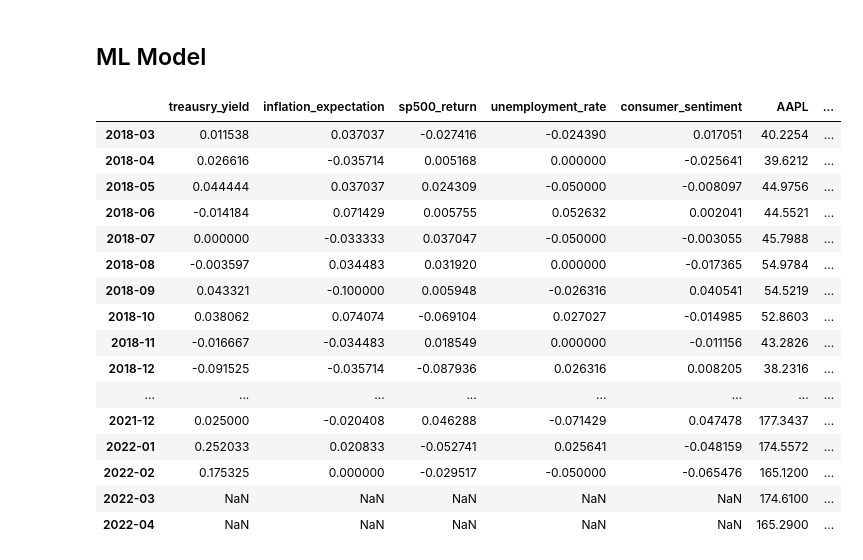
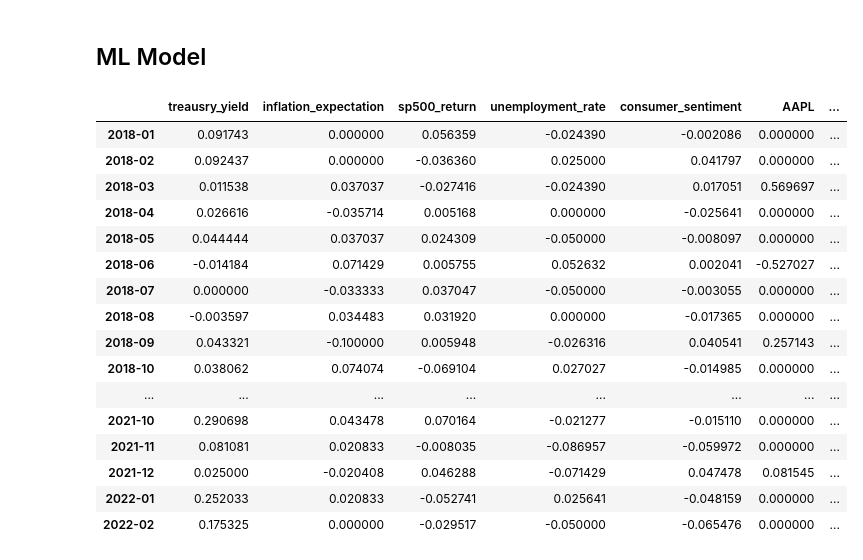
Before and after one commit to evianap/Roboadvisor, a Jupyter notebook: Obtain Stocks.ipynb, the cells around one changed output. Drawn from its saved outputs; the diff is of its cells as text; code cells hidden in the pictures.

```diff
--- a/Obtain Stocks.ipynb
+++ b/Obtain Stocks.ipynb
@@ -119,3 +119,8 @@ date
 2015-04-30  183.1123
 
 [85 rows x 1 columns]
+# %%
+# As we wouldnot want to use the current month S&P returns to predict the current month stock prices, using the previosu month figures
+sp_stocks_df_prev = sp_stocks_df.copy()
+sp_stocks_df_prev = sp_stocks_df_prev.shift(1)
+sp_stocks_df_prev
@@ -365,7 +386,7 @@ inflation_expect
 # %%
 #Convert the S&P 500 into Month and Year format for conatenating with other dataframes
 
-sp_500 = sp_stocks_df.copy()
+sp_500 = sp_stocks_df_prev.copy()
 sp_500 = sp_500.sort_values(by=['date'], ascending=True)
 sp_500['SPY'] = sp_500.pct_change(periods=1)
 sp_500 = sp_500.reset_index()
@@ -470,5 +491,11 @@ stocks_dataframe.dropna(inplace=True)
 stocks_dataframe = stocks_dataframe.reset_index()
 stocks_dataframe['date'] = stocks_dataframe['date'].dt.to_period('M')
 stocks_dataframe.set_index('date', inplace = True)
-stocks_dataframe
+stocks_dataframe.drop('CRM-close', axis=1, inplace=True)
+#stocks_dataframe.drop(stocks_dataframe['CRM-close'], inplace=True)
+# Setup our target.  This identifies if the price went up or down
+stocks_dataframe["AAPL-Target"] = stocks_dataframe["AAPL-close"].rolling(2).apply(lambda x: x.iloc[1] > x.iloc[0])
+stocks_dataframe_prev = stocks_dataframe.copy()
+stocks_dataframe_prev = stocks_dataframe_prev.shift(1)
+stocks_dataframe_prev
 # %% [output]
@@ -522,5 +528,8 @@ EPS_dataframe.dropna(inplace=True)
 EPS_dataframe = EPS_dataframe.reset_index()
 EPS_dataframe['fiscalDateEnding'] = EPS_dataframe['fiscalDateEnding'].dt.to_period('M')
 EPS_dataframe.set_index('fiscalDateEnding', inplace = True)
-EPS_dataframe
+EPS_dataframe_prev = EPS_dataframe.copy()
+EPS_dataframe_prev = EPS_dataframe_prev.drop(columns=['CRM'])
+EPS_dataframe_prev = EPS_dataframe_prev.shift(1)
+EPS_dataframe_prev
 # %% [output]
@@ -545,24 +554,27 @@ EPS_dataframe
 # %% [markdown]
 ## ML Model
 # %%
-ticker = pd.concat([macro_features, stocks_dataframe['AAPL'],EPS_dataframe['AAPL']], axis=1, join='outer')
-ticker.tail(50)
+ticker_df = pd.concat([macro_features,EPS_dataframe_prev['AAPL'], stocks_dataframe['AAPL-Target'],stocks_dataframe_prev['AAPL-close']], axis=1, join='outer')
+ticker_df['AAPL'] = ticker_df['AAPL'].fillna(0)
+ticker_df.dropna(inplace=True)
+
+ticker_df.tail(50)
 # %% [output]
 |  | treausry_yield | inflation_expectation | sp500_return | unemployment_rate | consumer_sentiment | AAPL | ... |
-| 2018-03 | 0.011538 | 0.037037 | -0.027416 | -0.024390 | 0.017051 | 40.2254 | ... |
-| 2018-04 | 0.026616 | -0.035714 | 0.005168 | 0.000000 | -0.025641 | 39.6212 | ... |
-| 2018-05 | 0.044444 | 0.037037 | 0.024309 | -0.050000 | -0.008097 | 44.9756 | ... |
-| 2018-06 | -0.014184 | 0.071429 | 0.005755 | 0.052632 | 0.002041 | 44.5521 | ... |
-| 2018-07 | 0.000000 | -0.033333 | 0.037047 | -0.050000 | -0.003055 | 45.7988 | ... |
-| 2018-08 | -0.003597 | 0.034483 | 0.031920 | 0.000000 | -0.017365 | 54.9784 | ... |
-| 2018-09 | 0.043321 | -0.100000 | 0.005948 | -0.026316 | 0.040541 | 54.5219 | ... |
-| 2018-10 | 0.038062 | 0.074074 | -0.069104 | 0.027027 | -0.014985 | 52.8603 | ... |
-| 2018-11 | -0.016667 | -0.034483 | 0.018549 | 0.000000 | -0.011156 | 43.2826 | ... |
-| 2018-12 | -0.091525 | -0.035714 | -0.087936 | 0.026316 | 0.008205 | 38.2316 | ... |
+| 2018-01 | 0.091743 | 0.000000 | 0.056359 | -0.024390 | -0.002086 | 0.000000 | ... |
+| 2018-02 | 0.092437 | 0.000000 | -0.036360 | 0.025000 | 0.041797 | 0.000000 | ... |
+| 2018-03 | 0.011538 | 0.037037 | -0.027416 | -0.024390 | 0.017051 | 0.569697 | ... |
+| 2018-04 | 0.026616 | -0.035714 | 0.005168 | 0.000000 | -0.025641 | 0.000000 | ... |
+| 2018-05 | 0.044444 | 0.037037 | 0.024309 | -0.050000 | -0.008097 | 0.000000 | ... |
+| 2018-06 | -0.014184 | 0.071429 | 0.005755 | 0.052632 | 0.002041 | -0.527027 | ... |
+| 2018-07 | 0.000000 | -0.033333 | 0.037047 | -0.050000 | -0.003055 | 0.000000 | ... |
+| 2018-08 | -0.003597 | 0.034483 | 0.031920 | 0.000000 | -0.017365 | 0.000000 | ... |
+| 2018-09 | 0.043321 | -0.100000 | 0.005948 | -0.026316 | 0.040541 | 0.257143 | ... |
+| 2018-10 | 0.038062 | 0.074074 | -0.069104 | 0.027027 | -0.014985 | 0.000000 | ... |
 | ... | ... | ... | ... | ... | ... | ... | ... |
-| 2021-12 | 0.025000 | -0.020408 | 0.046288 | -0.071429 | 0.047478 | 177.3437 | ... |
-| 2022-01 | 0.252033 | 0.020833 | -0.052741 | 0.025641 | -0.048159 | 174.5572 | ... |
-| 2022-02 | 0.175325 | 0.000000 | -0.029517 | -0.050000 | -0.065476 | 165.1200 | ... |
-| 2022-03 | NaN | NaN | NaN | NaN | NaN | 174.6100 | ... |
-| 2022-04 | NaN | NaN | NaN | NaN | NaN | 165.2900 | ... |
+| 2021-10 | 0.290698 | 0.043478 | 0.070164 | -0.021277 | -0.015110 | 0.000000 | ... |
+| 2021-11 | 0.081081 | 0.020833 | -0.008035 | -0.086957 | -0.059972 | 0.000000 | ... |
+| 2021-12 | 0.025000 | -0.020408 | 0.046288 | -0.071429 | 0.047478 | 0.081545 | ... |
+| 2022-01 | 0.252033 | 0.020833 | -0.052741 | 0.025641 | -0.048159 | 0.000000 | ... |
+| 2022-02 | 0.175325 | 0.000000 | -0.029517 | -0.050000 | -0.065476 | 0.000000 | ... |
 # %%
```
Also changed, not shown: parts of 23 cells of this notebook.
